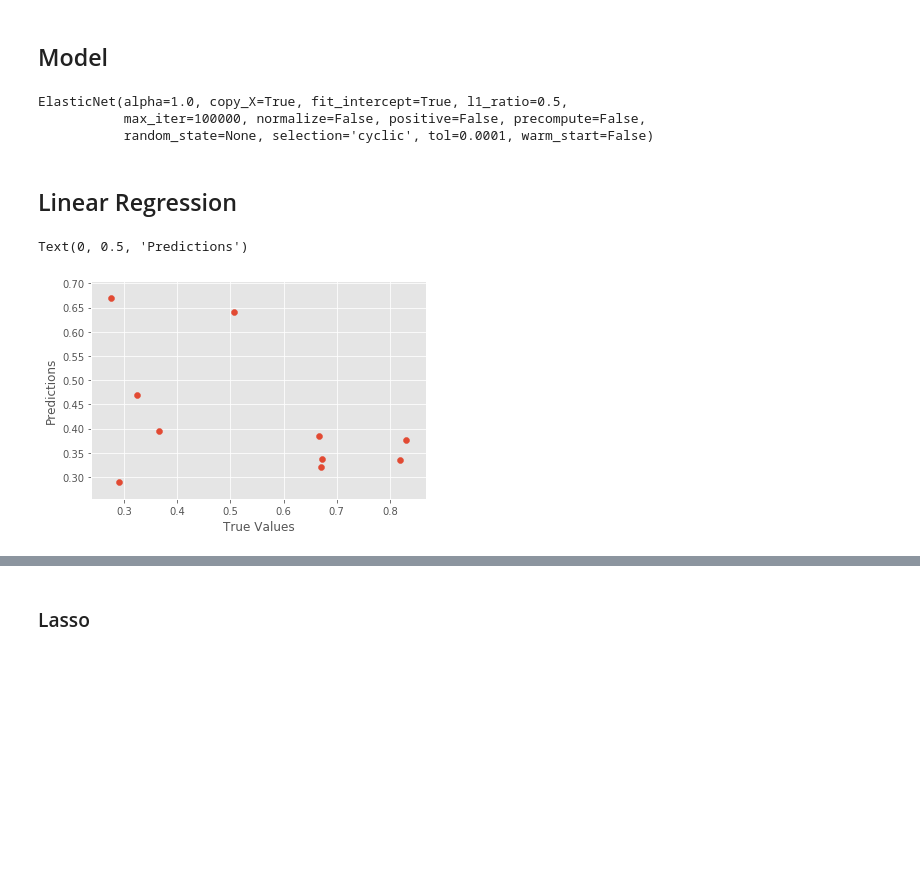
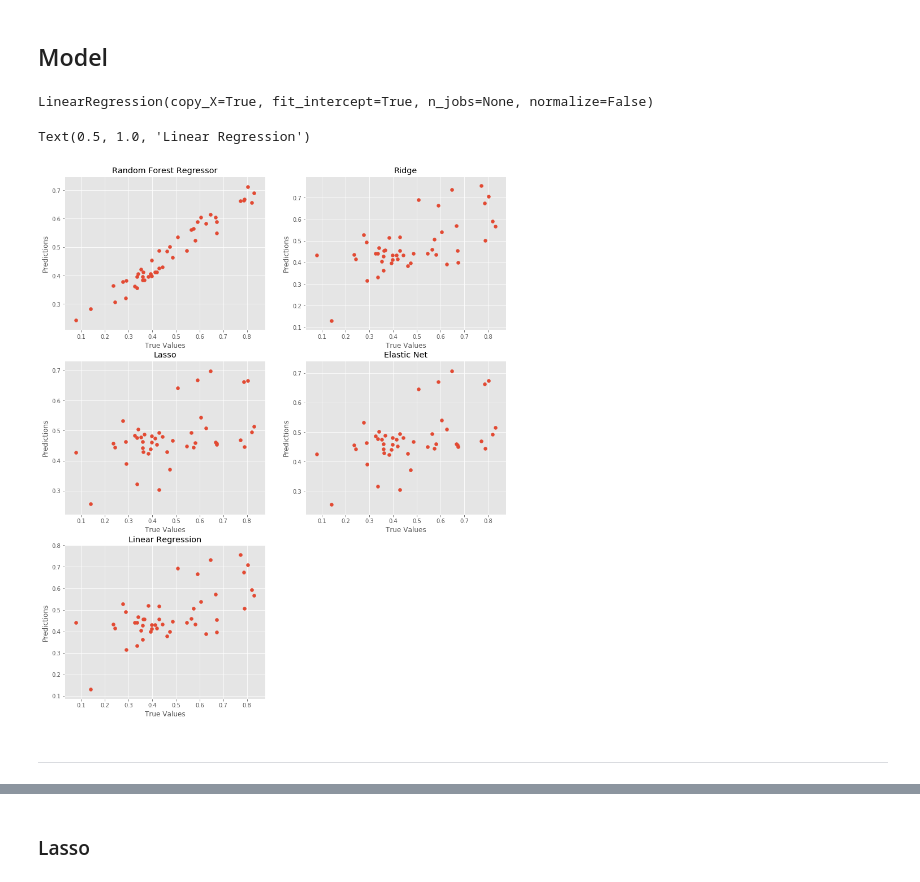
Before and after one commit to AdamMuhammad01/FinalProject_RepublicanAnalysisPredict, a Jupyter notebook: model.ipynb, the cells around one changed output, grey strips where cells are left out. Saved outputs shown, nothing was run; the diff lists cells and outputs as text; code cells hidden in the pictures; blank space fills up the shorter version.

```diff
--- a/model.ipynb
+++ b/model.ipynb
@@ -124,28 +100,64 @@ from sklearn.linear_model import LinearRegression, Ridge, Lasso, ElasticNet
 # %% [markdown]
 ## Model
 # %%
-modela = LinearRegression()
-modelb = Ridge(alpha=2.0, copy_X=True, fit_intercept=True, max_iter=100000,
+RFR = RandomForestRegressor(n_estimators=15000)
+RID = Ridge(alpha=2.0, copy_X=True, fit_intercept=True, max_iter=100000,
       normalize=False, random_state=None, solver='auto', tol=0.001)
-modelc = Lasso(max_iter=100000)
-modeld = ElasticNet(max_iter=100000)
+LASS = Lasso(max_iter=100000)
+ELA = ElasticNet(max_iter=100000)
+LIN = LinearRegression()
 
-modela.fit(x_train,y_train)
-modelb.fit(x_train,y_train)
-modelc.fit(x_train,y_train)
-modeld.fit(x_train,y_train)
+#train model
+RFR.fit(X,y)
+RID.fit(X,y)
+LASS.fit(X,y)
+ELA.fit(X,y)
+LIN.fit(X,y)
 # %% [output]
-ElasticNet(alpha=1.0, copy_X=True, fit_intercept=True, l1_ratio=0.5,
-           max_iter=100000, normalize=False, positive=False, precompute=False,
-           random_state=None, selection='cyclic', tol=0.0001, warm_start=False)
+LinearRegression(copy_X=True, fit_intercept=True, n_jobs=None, normalize=False)
+# %%
+
+plt.figure(figsize=(14,17))
+
+plt.subplot(321)
+p = RFR.predict(X)
+plt.scatter(y, p)
+plt.xlabel('True Values')
+plt.ylabel('Predictions')
+plt.title('Random Forest Regressor')
+
+plt.subplot(322)
+pp = RID.predict(X)
+plt.scatter(y, pp)
+plt.xlabel('True Values')
+plt.ylabel('Predictions')
+plt.title('Ridge')
+
+
+plt.subplot(323)
+ppp = LASS.predict(X)
+plt.scatter(y, ppp)
+plt.xlabel('True Values')
+plt.ylabel('Predictions')
+plt.title('Lasso')
+
+
+plt.subplot(324)
+pppp = ELA.predict(X)
+plt.scatter(y, pppp)
+plt.xlabel('True Values')
+plt.ylabel('Predictions')
+plt.title('Elastic Net')
+
+
+plt.subplot(325)
+ppppp = LIN.predict(X)
+plt.scatter(y, ppppp)
+plt.xlabel('True Values')
+plt.ylabel('Predictions')
+plt.title('Linear Regression')
+# %% [output]
+Text(0.5, 1.0, 'Linear Regression')
+[figure, added]
 # %% [markdown]
-## Linear Regression
+-------------------------------------------------
-# %%
-m = modeld.fit(x_train,y_train)
-p = modeld.predict(x_test)
-plt.scatter(y_test, p)
-plt.xlabel('True Values')
-plt.ylabel('Predictions')
-# %% [output]
-Text(0, 0.5, 'Predictions')
-[figure, removed]
```
Also changed, not shown: parts of 34 cells of this notebook.
